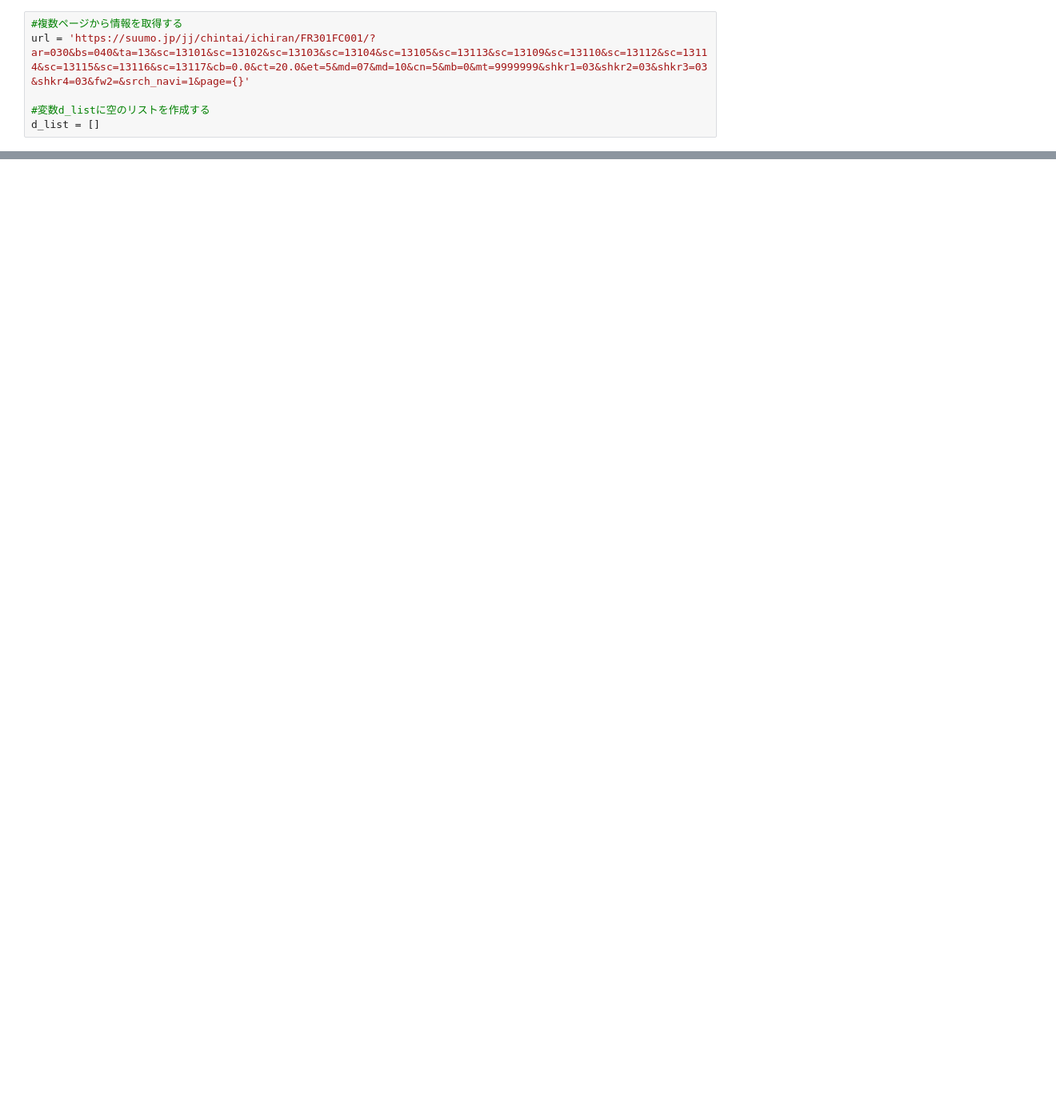
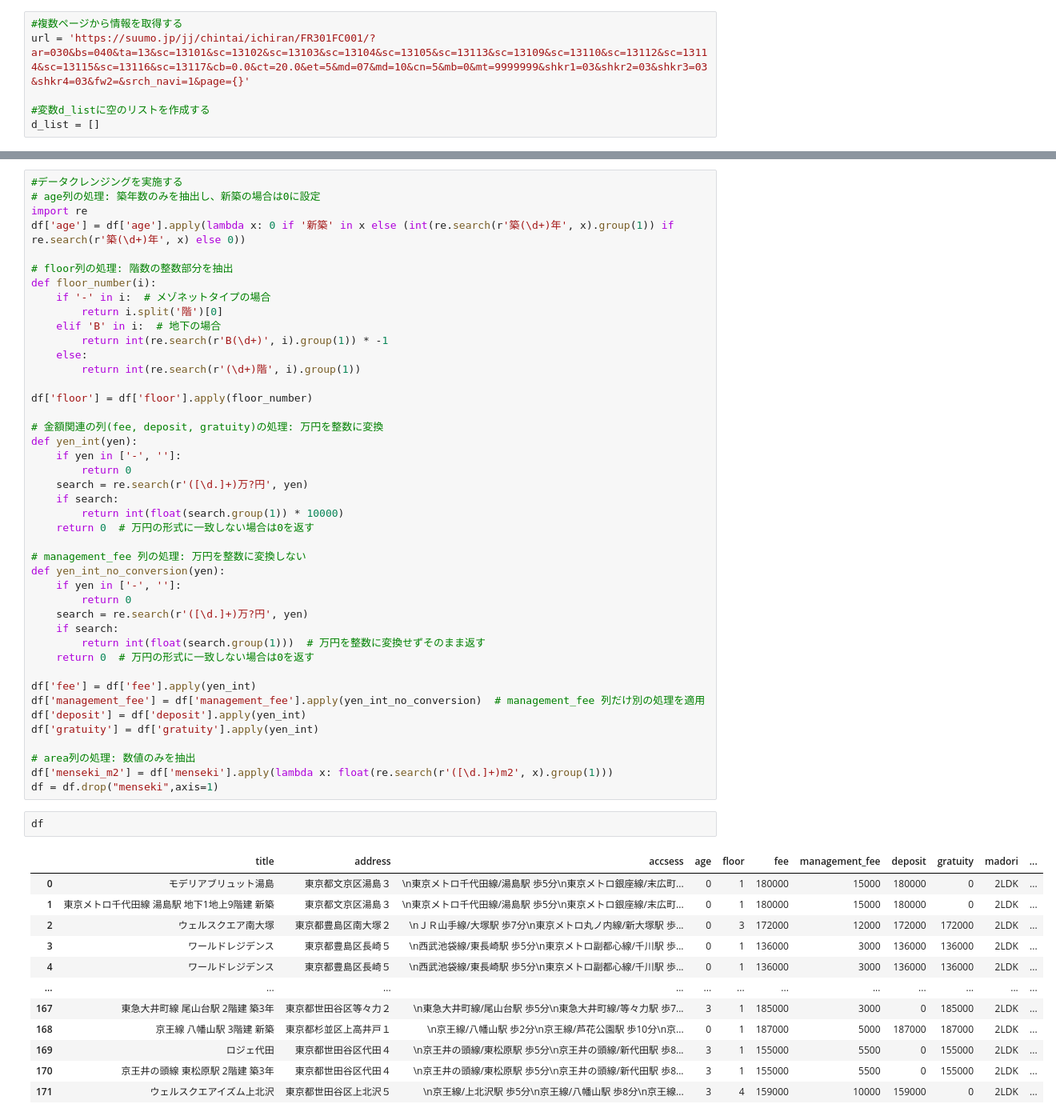
Before and after one commit to masaki2607/suumo_scraping, a Jupyter notebook: suumo_scraping2.ipynb, the cells around one changed output, grey strips where cells are left out. Shown: that part at 80% size. Saved outputs shown, nothing was run; the diff lists cells and outputs as text; blank space fills up the shorter version.

```diff
--- a/suumo_scraping2.ipynb
+++ b/suumo_scraping2.ipynb
@@ -65,0 +84,58 @@ for i in range(1,4):
+# %%
+#データクレンジングを実施する
+# age列の処理: 築年数のみを抽出し、新築の場合は0に設定
+import re
+df['age'] = df['age'].apply(lambda x: 0 if '新築' in x else (int(re.search(r'築(\d+)年', x).group(1)) if re.search(r'築(\d+)年', x) else 0))
+
+# floor列の処理: 階数の整数部分を抽出
+def floor_number(i):
+    if '-' in i:  # メゾネットタイプの場合
+        return i.split('階')[0]
+    elif 'B' in i:  # 地下の場合
+        return int(re.search(r'B(\d+)', i).group(1)) * -1
+    else:
+        return int(re.search(r'(\d+)階', i).group(1))
+
+df['floor'] = df['floor'].apply(floor_number)
+
+# 金額関連の列(fee, deposit, gratuity)の処理: 万円を整数に変換
+def yen_int(yen):
+    if yen in ['-', '']:
+        return 0
+    search = re.search(r'([\d.]+)万?円', yen)
+    if search:
+        return int(float(search.group(1)) * 10000)
+    return 0  # 万円の形式に一致しない場合は0を返す
+
+# management_fee 列の処理: 万円を整数に変換しない
+def yen_int_no_conversion(yen):
+    if yen in ['-', '']:
+        return 0
+    search = re.search(r'([\d.]+)万?円', yen)
+    if search:
+        return int(float(search.group(1)))  # 万円を整数に変換せずそのまま返す
+    return 0  # 万円の形式に一致しない場合は0を返す
+
+df['fee'] = df['fee'].apply(yen_int)
+df['management_fee'] = df['management_fee'].apply(yen_int_no_conversion)  # management_fee 列だけ別の処理を適用
+df['deposit'] = df['deposit'].apply(yen_int)
+df['gratuity'] = df['gratuity'].apply(yen_int)
+
+# area列の処理: 数値のみを抽出
+df['menseki_m2'] = df['menseki'].apply(lambda x: float(re.search(r'([\d.]+)m2', x).group(1)))
+df = df.drop("menseki",axis=1)
+# %%
+df
+# %% [output]
+|  | title | address | accsess | age | floor | fee | management_fee | deposit | gratuity | madori | ... |
+| 0 | モデリアブリュット湯島 | 東京都文京区湯島３ | \n東京メトロ千代田線/湯島駅 歩5分\n東京メトロ銀座線/末広町... | 0 | 1 | 180000 | 15000 | 180000 | 0 | 2LDK | ... |
+| 1 | 東京メトロ千代田線 湯島駅 地下1地上9階建 新築 | 東京都文京区湯島３ | \n東京メトロ千代田線/湯島駅 歩5分\n東京メトロ銀座線/末広町... | 0 | 1 | 180000 | 15000 | 180000 | 0 | 2LDK | ... |
+| 2 | ウェルスクエア南大塚 | 東京都豊島区南大塚２ | \nＪＲ山手線/大塚駅 歩7分\n東京メトロ丸ノ内線/新大塚駅 歩... | 0 | 3 | 172000 | 12000 | 172000 | 172000 | 2LDK | ... |
+| 3 | ワールドレジデンス | 東京都豊島区長崎５ | \n西武池袋線/東長崎駅 歩5分\n東京メトロ副都心線/千川駅 歩... | 0 | 1 | 136000 | 3000 | 136000 | 136000 | 2LDK | ... |
+| 4 | ワールドレジデンス | 東京都豊島区長崎５ | \n西武池袋線/東長崎駅 歩5分\n東京メトロ副都心線/千川駅 歩... | 0 | 1 | 136000 | 3000 | 136000 | 136000 | 2LDK | ... |
+| ... | ... | ... | ... | ... | ... | ... | ... | ... | ... | ... | ... |
+| 167 | 東急大井町線 尾山台駅 2階建 築3年 | 東京都世田谷区等々力２ | \n東急大井町線/尾山台駅 歩5分\n東急大井町線/等々力駅 歩7... | 3 | 1 | 185000 | 3000 | 0 | 185000 | 2LDK | ... |
+| 168 | 京王線 八幡山駅 3階建 新築 | 東京都杉並区上高井戸１ | \n京王線/八幡山駅 歩2分\n京王線/芦花公園駅 歩10分\n京... | 0 | 1 | 187000 | 5000 | 187000 | 187000 | 2LDK | ... |
+| 169 | ロジェ代田 | 東京都世田谷区代田４ | \n京王井の頭線/東松原駅 歩5分\n京王井の頭線/新代田駅 歩8... | 3 | 1 | 155000 | 5500 | 0 | 155000 | 2LDK | ... |
+| 170 | 京王井の頭線 東松原駅 2階建 築3年 | 東京都世田谷区代田４ | \n京王井の頭線/東松原駅 歩5分\n京王井の頭線/新代田駅 歩8... | 3 | 1 | 155000 | 5500 | 0 | 155000 | 2LDK | ... |
+| 171 | ウェルスクエアイズム上北沢 | 東京都世田谷区上北沢５ | \n京王線/上北沢駅 歩5分\n京王線/八幡山駅 歩8分\n京王線... | 3 | 4 | 159000 | 10000 | 159000 | 0 | 2LDK | ... |
```
Also changed, not shown: parts of 6 cells of this notebook.
